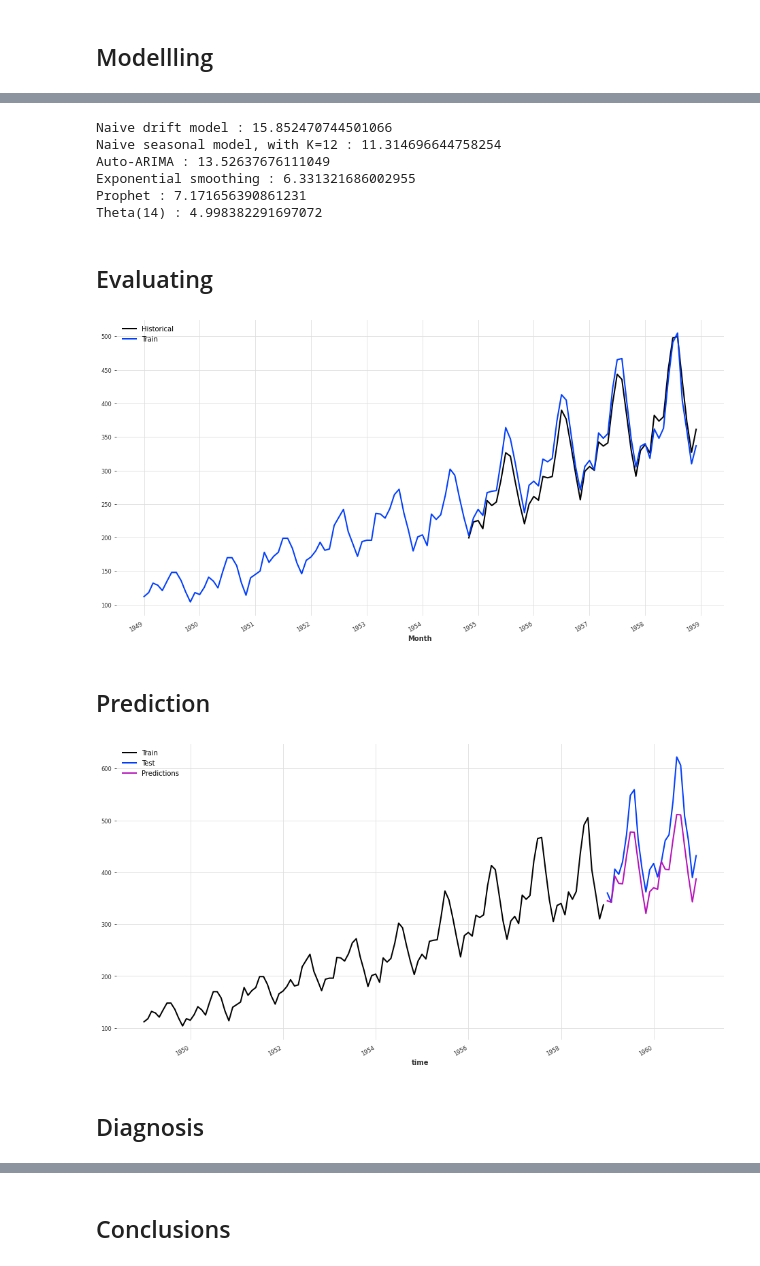
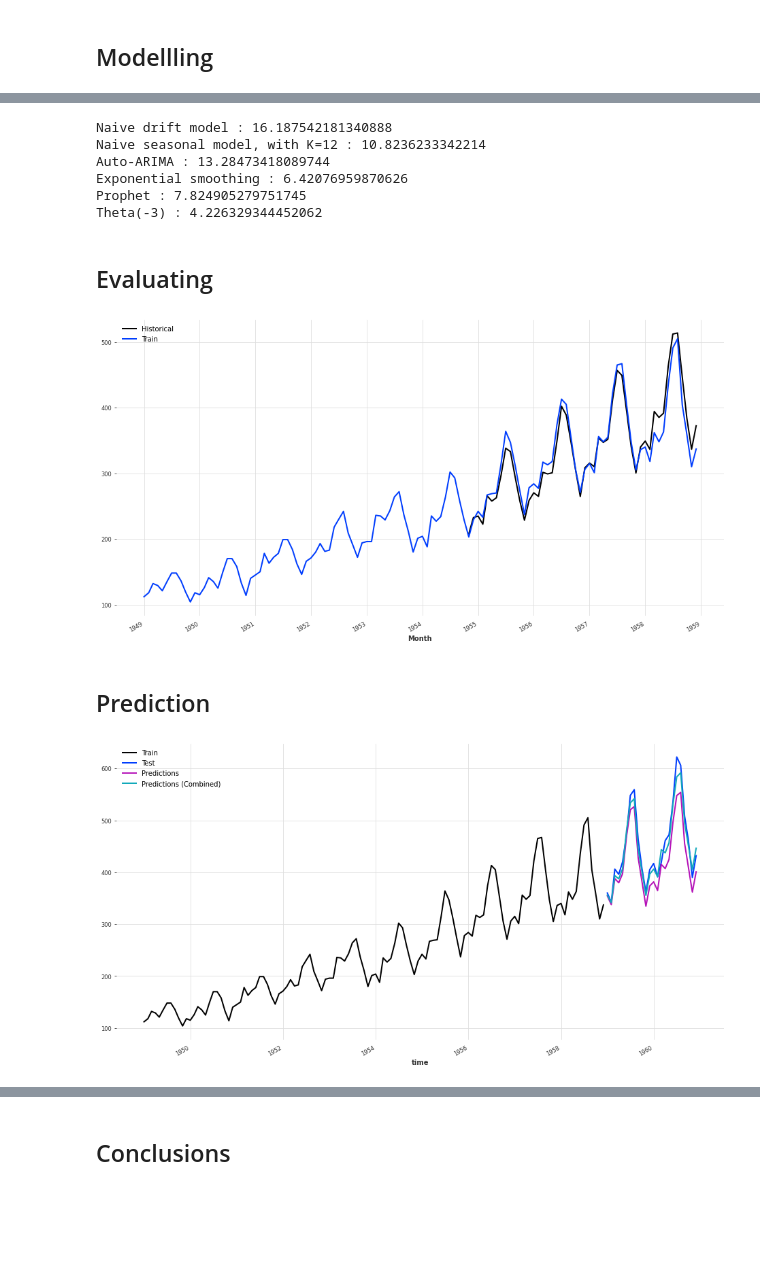
Before and after one commit to josumsc/darts-forecasting, a Jupyter notebook: src/air-passengers.ipynb, the cells around one changed output, grey strips where cells are left out. Cells and saved outputs as stored; diff of their text form; code cells hidden in the pictures; blank space fills up the shorter version.

Commit message:
Using Theta(-4)

```diff
--- a/src/air-passengers.ipynb
+++ b/src/air-passengers.ipynb
@@ -86,7 +87,7 @@ _ = seasonal.plot()
 ## Modellling
 # %%
 theta_grid = {
-    'theta': range(1, 15, 1),
+    'theta': range(-15, 15, 2),
     'seasonality_period': [12]
 }
 
@@ -126,20 +127,21 @@ for model in models:
     if model_error < initial_error:
         best_model = model
 # %% [output]
-Naive drift model : 15.852470744501066
-Naive seasonal model, with K=12 : 11.314696644758254
-Auto-ARIMA : 13.52637676111049
-Exponential smoothing : 6.331321686002955
-Prophet : 7.171656390861231
-Theta(14) : 4.998382291697072
+Naive drift model : 16.187542181340888
+Naive seasonal model, with K=12 : 10.8236233342214
+Auto-ARIMA : 13.28473418089744
+Exponential smoothing : 6.42076959870626
+Prophet : 7.824905279751745
+Theta(-3) : 4.226329344452062
 # %% [markdown]
 ## Evaluating
 # %%
 fig, ax = plt.subplots(figsize=(16, 8))
-best_model.historical_forecasts(train, forecast_horizon=12).plot(label='Historical')
+series = best_model.historical_forecasts(train, forecast_horizon=12)
+series.plot(label='Historical')
 train.plot(label='Train')
 # %% [output]
-[figure, old version]
+[figure, new version]
 # %% [markdown]
 ## Prediction
 # %%
@@ -150,7 +157,6 @@ fig, ax = plt.subplots(figsize=(16, 8))
 train.plot(label='Train')
 test.plot(label='Test')
 pred.plot(label='Predictions')
+pred_combined.plot(label='Predictions (Combined)')
 # %% [output]
-[figure, old version]
+[figure, new version]
-# %% [markdown]
-## Diagnosis
```
Also changed, not shown: parts of 7 cells of this notebook.
